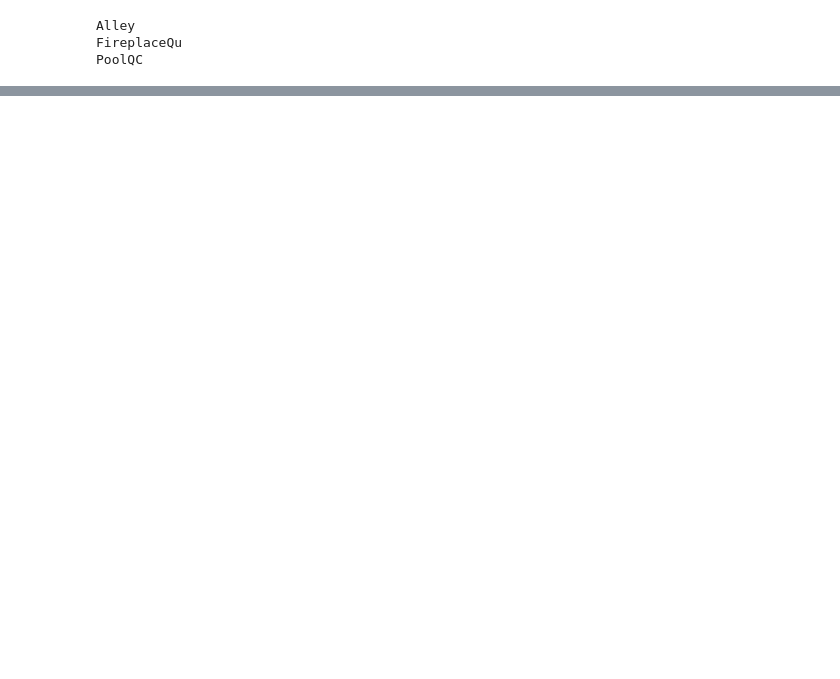
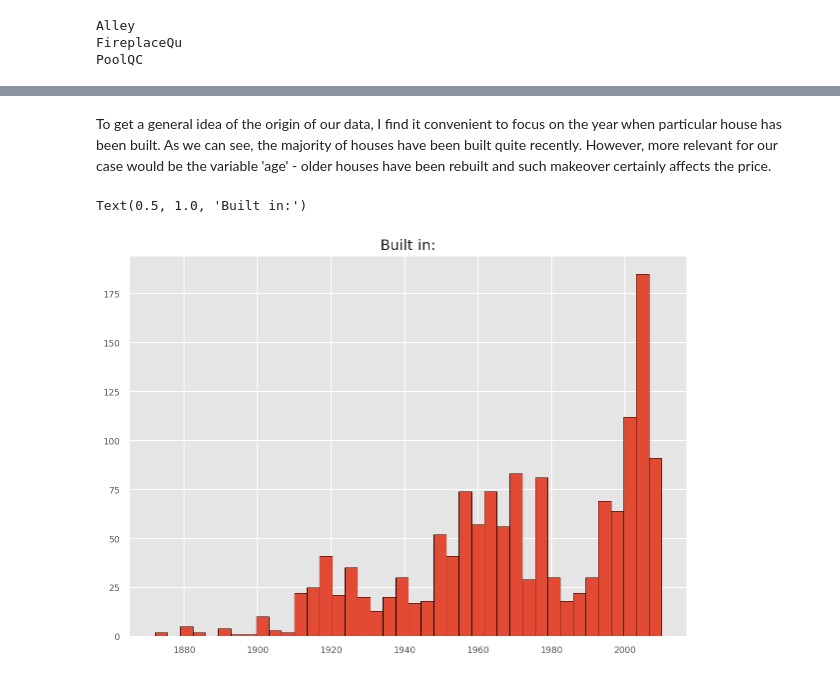
Before and after one commit to svondracek0/Data-Science-Practicum, a Jupyter notebook: Vondracek_Housing_Prices_Task.ipynb, the cells around one changed output, grey strips where cells are left out. Cells and saved outputs as stored; diff of their text form; code cells hidden in the pictures; blank space fills up the shorter version.

```diff
--- a/Vondracek_Housing_Prices_Task.ipynb
+++ b/Vondracek_Housing_Prices_Task.ipynb
@@ -9,0 +20,11 @@ At first, I mount my Google Drive to  access the data.
+# %%
+# Import al the needed libraries
+import numpy as np
+import seaborn as sns
+import matplotlib.pyplot as plt
+import pandas as pd
+!pip install probscale
+import probscale
+plt.style.use('ggplot')
+
+%matplotlib inline
@@ -181,0 +150,21 @@ data_merged.corr().style.background_gradient(cmap='coolwarm')
+# %%
+def missing_zero_values_table(df):
+        zero_val = (df == 0.00).astype(int).sum(axis=0)
+        mis_val = df.isnull().sum()
+        mis_val_percent = 100 * df.isnull().sum() / len(df)
+        mz_table = pd.concat([zero_val, mis_val, mis_val_percent], axis=1)
+        mz_table = mz_table.rename(
+        columns = {0 : 'Zero Values', 1 : 'Missing Values', 2 : '% of Total Values'})
+        mz_table['Total Zero Missing Values'] = mz_table['Zero Values'] + mz_table['Missing Values']
+        mz_table['% Total Zero Missing Values'] = 100 * mz_table['Total Zero Missing Values'] / len(df)
+        mz_table['Data Type'] = df.dtypes
+        mz_table = mz_table[
+            mz_table.iloc[:,1] != 0].sort_values(
+        '% of Total Values', ascending=False).round(1)
+        print ("Your selected dataframe has " + str(df.shape[1]) + " columns and " + str(df.shape[0]) + " Rows.\n"
+            "There are " + str(mz_table.shape[0]) +
+              " columns that have missing values.")
+        return mz_table
+
+na_table = missing_zero_values_table(data_merged)
+na_table
@@ -181,0 +191,3 @@ data_merged.corr().style.background_gradient(cmap='coolwarm')
+# %%
+drop_na_affected = na_table[na_table['% of Total Values'] > 50].index.values #hereby I select the most NAs-affected variables from our dataset
+data_merged = data_merged.drop(drop_na_affected, 1) #Dropping the selected ones
@@ -181,0 +196,4 @@ data_merged.corr().style.background_gradient(cmap='coolwarm')
+# %%
+data_merged.index = data_merged['Id']
+data_merged = data_merged.drop('Id', 1)
+data_merged.tail
@@ -181,0 +216,8 @@ data_merged.corr().style.background_gradient(cmap='coolwarm')
+# %% [markdown]
+To get a general idea of the origin of our data, I find it convenient to focus on the year when particular house has been built. As we can see, the majority of houses have been built quite recently. However, more relevant for our case would be the variable 'age' - older houses have been rebuilt and such makeover certainly affects the price.
+# %%
+built_hist = (data_merged['YearBuilt']).hist(bins=40, ec="black", figsize=(10,7))
+built_hist.set_title("Built in:")
+# %% [output]
+Text(0.5, 1.0, 'Built in:')
+[figure, added]
```
Also changed, not shown: parts of 118 cells of this notebook.
